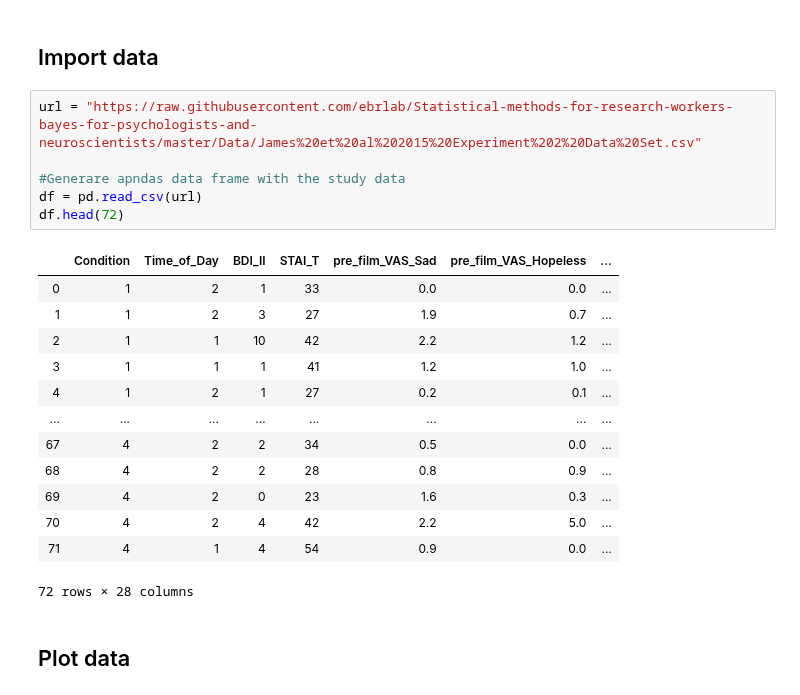
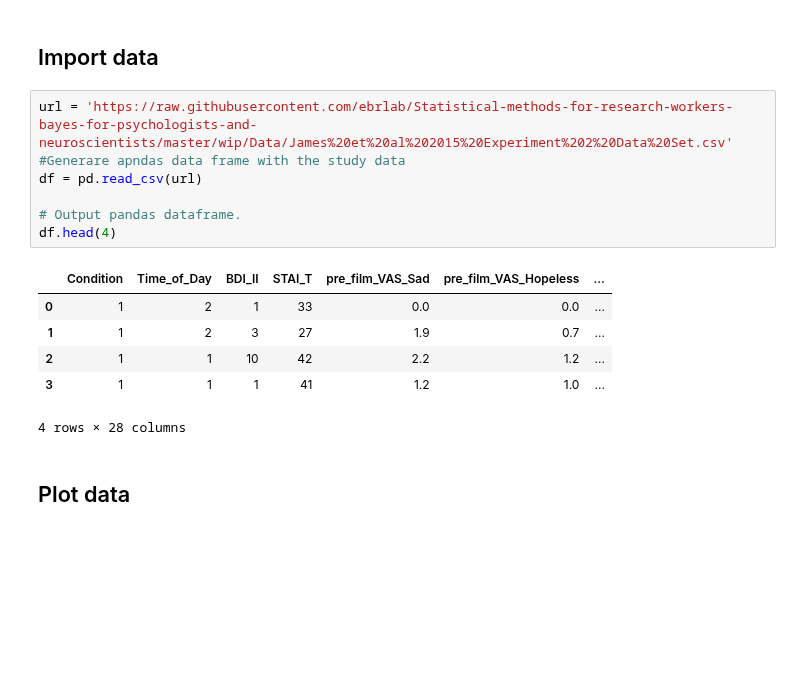
Before and after one commit to ebrlab/Statistical-methods-for-research-workers-bayes-for-psychologists-and-neuroscientists, a Jupyter notebook: wip/Bayesian Poisson estimation.ipynb, the cells around one changed output. Drawn from its saved outputs; the diff is of its cells as text; blank space fills up the shorter version.

```diff
--- a/wip/Bayesian Poisson estimation.ipynb
+++ b/wip/Bayesian Poisson estimation.ipynb
@@ -98,25 +96,19 @@ The participants with the study were split into four conditions (n=72, with 18 p
 # %% [markdown]
 ## Import data
 # %%
-url = "https://raw.githubusercontent.com/ebrlab/Statistical-methods-for-research-workers-bayes-for-psychologists-and-neuroscientists/master/Data/James%20et%20al%202015%20Experiment%202%20Data%20Set.csv"
-
+url = 'https://raw.githubusercontent.com/ebrlab/Statistical-methods-for-research-workers-bayes-for-psychologists-and-neuroscientists/master/wip/Data/James%20et%20al%202015%20Experiment%202%20Data%20Set.csv'
 #Generare apndas data frame with the study data
 df = pd.read_csv(url)
-df.head(72)
+
+# Output pandas dataframe.
+df.head(4)
 # %% [output]
 |  | Condition | Time_of_Day | BDI_II | STAI_T | pre_film_VAS_Sad | pre_film_VAS_Hopeless | ... |
 | 0 | 1 | 2 | 1 | 33 | 0.0 | 0.0 | ... |
 | 1 | 1 | 2 | 3 | 27 | 1.9 | 0.7 | ... |
 | 2 | 1 | 1 | 10 | 42 | 2.2 | 1.2 | ... |
 | 3 | 1 | 1 | 1 | 41 | 1.2 | 1.0 | ... |
-| 4 | 1 | 2 | 1 | 27 | 0.2 | 0.1 | ... |
-| ... | ... | ... | ... | ... | ... | ... | ... |
-| 67 | 4 | 2 | 2 | 34 | 0.5 | 0.0 | ... |
-| 68 | 4 | 2 | 2 | 28 | 0.8 | 0.9 | ... |
-| 69 | 4 | 2 | 0 | 23 | 1.6 | 0.3 | ... |
-| 70 | 4 | 2 | 4 | 42 | 2.2 | 5.0 | ... |
-| 71 | 4 | 1 | 4 | 54 | 0.9 | 0.0 | ... |
-72 rows × 28 columns
+4 rows × 28 columns
 # %% [markdown]
 ## Plot data
 # %%
```
Also changed, not shown: parts of 39 cells of this notebook, 2 other files.
